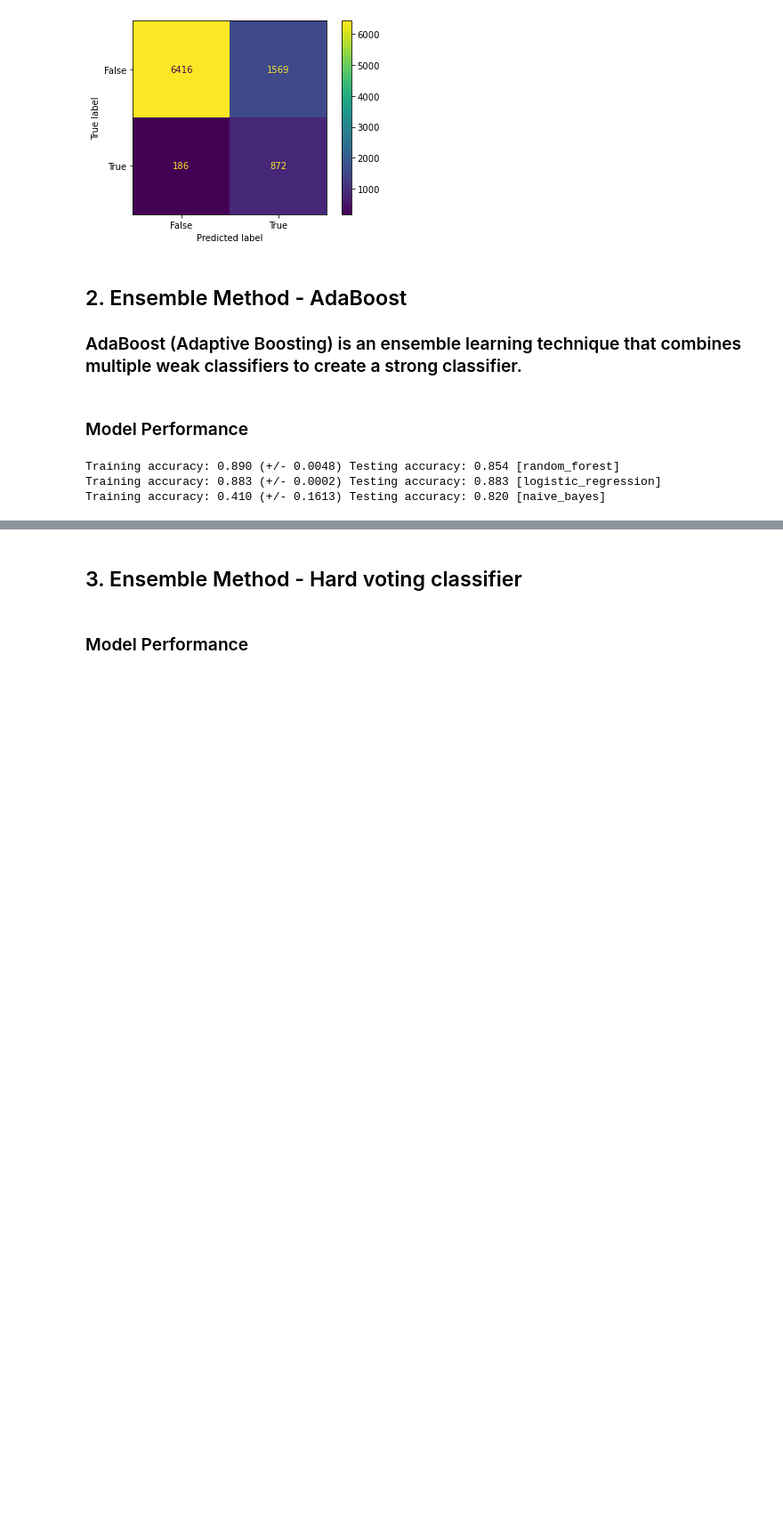
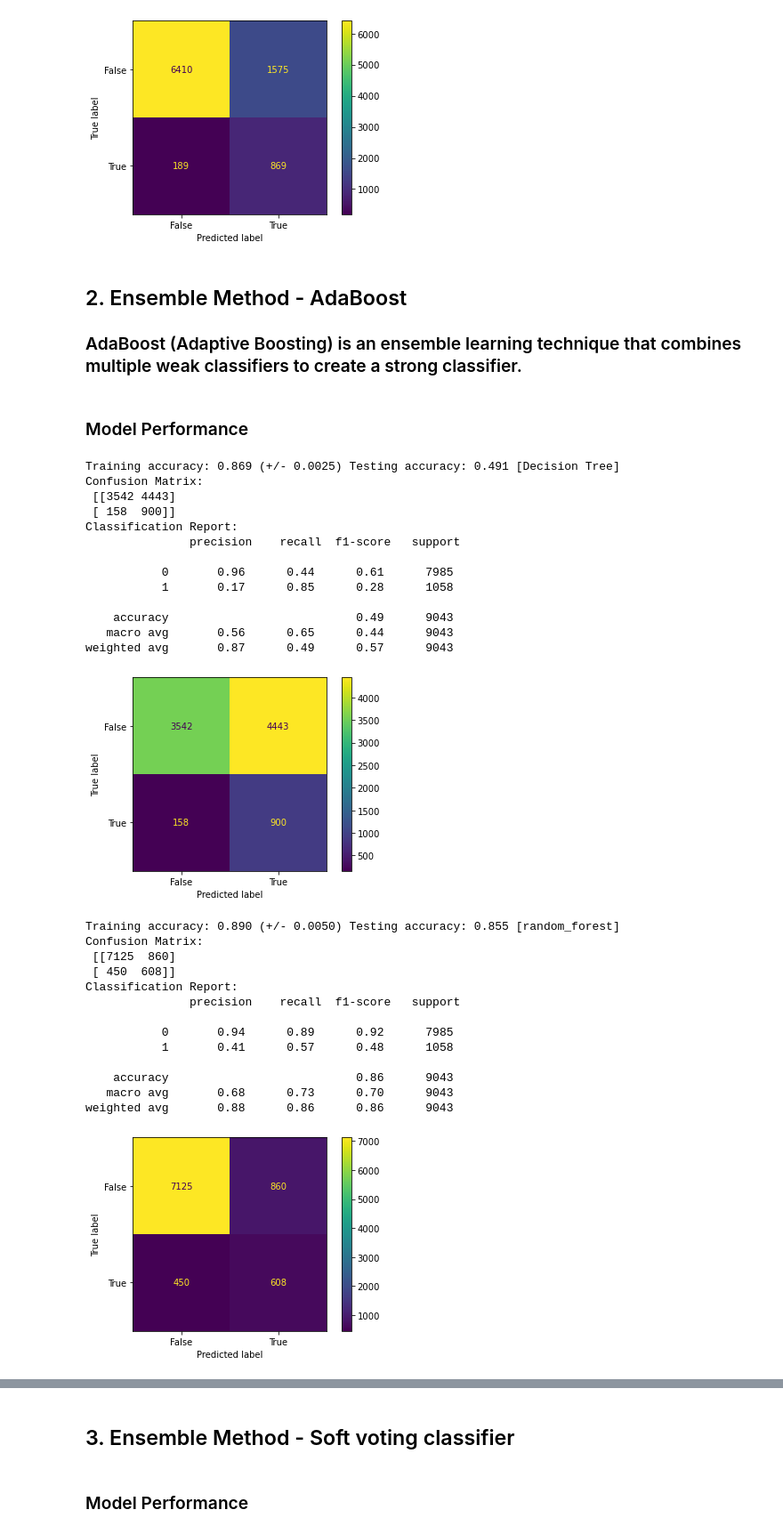
Before and after one commit to SamXu1018/DSA5101-Project, a Jupyter notebook: Ensemble_Method_model.ipynb, the cells around one changed output, grey strips where cells are left out. Shown at 89% size. Cells and saved outputs as stored; diff of their text form; code cells hidden in the pictures; blank space fills up the shorter version.

```diff
--- a/Ensemble_Method_model.ipynb
+++ b/Ensemble_Method_model.ipynb
@@ -154,14 +158,46 @@ weighted avg       0.90      0.81      0.83      9043
 # %% [markdown]
 ### Model Performance
 # %%
-for clf, label in zip([random_forest, logistic_regression, naive_bayes], ['random_forest', 'logistic_regression', 'naive_bayes']):
+for clf, label in zip([DT, random_forest, naive_bayes], ['Decision Tree','random_forest', 'Naive_Bayes']):
     adaboost_classifier = AdaBoostClassifier(clf,algorithm='SAMME.R')
     adaboost_classifier.fit(x_train, y_train)
     y_pred = adaboost_classifier.predict(x_test)
     accuracy = accuracy_score(y_test, y_pred)
     scores = cross_val_score(adaboost_classifier, x_test, y_test,error_score='raise', scoring='accuracy')
     print("Training accuracy: %0.3f (+/- %0.4f) Testing accuracy: %0.3f [%s]" % (scores.mean(), scores.std(),accuracy, label))
+    confusion_matrix = metrics.confusion_matrix(y_test, y_pred)
+    classification_rep = classification_report(y_test, y_pred)
+    print("Confusion Matrix:\n", confusion_matrix)
+    print("Classification Report:\n", classification_rep)
+    cm_display = metrics.ConfusionMatrixDisplay(confusion_matrix = confusion_matrix, display_labels = [False, True])
+    cm_display.plot()
+    plt.show()
 # %% [output]
-Training accuracy: 0.890 (+/- 0.0048) Testing accuracy: 0.854 [random_forest]
-Training accuracy: 0.883 (+/- 0.0002) Testing accuracy: 0.883 [logistic_regression]
-Training accuracy: 0.410 (+/- 0.1613) Testing accuracy: 0.820 [naive_bayes]
+Training accuracy: 0.869 (+/- 0.0025) Testing accuracy: 0.491 [Decision Tree]
+Confusion Matrix:
+ [[3542 4443]
+ [ 158  900]]
+Classification Report:
+               precision    recall  f1-score   support
+
+           0       0.96      0.44      0.61      7985
+           1       0.17      0.85      0.28      1058
+
+    accuracy                           0.49      9043
+   macro avg       0.56      0.65      0.44      9043
+weighted avg       0.87      0.49      0.57      9043
+[figure, added]
+Training accuracy: 0.890 (+/- 0.0050) Testing accuracy: 0.855 [random_forest]
+Confusion Matrix:
+ [[7125  860]
+ [ 450  608]]
+Classification Report:
+               precision    recall  f1-score   support
+
+           0       0.94      0.89      0.92      7985
+           1       0.41      0.57      0.48      1058
+
+    accuracy                           0.86      9043
+   macro avg       0.68      0.73      0.70      9043
+weighted avg       0.88      0.86      0.86      9043
+[figure, added]
@@ -168,5 +218,5 @@ Training accuracy: 0.410 (+/- 0.1613) Testing accuracy: 0.820 [naive_bayes]
 # %% [markdown]
-## 3. Ensemble Method - Hard voting classifier
+## 3. Ensemble Method - Soft voting classifier
 # %%
 # Soft voting classifier
 ensemble_classifier = VotingClassifier(estimators=[
```
Also changed, not shown: parts of 8 cells of this notebook, 1 other file.
